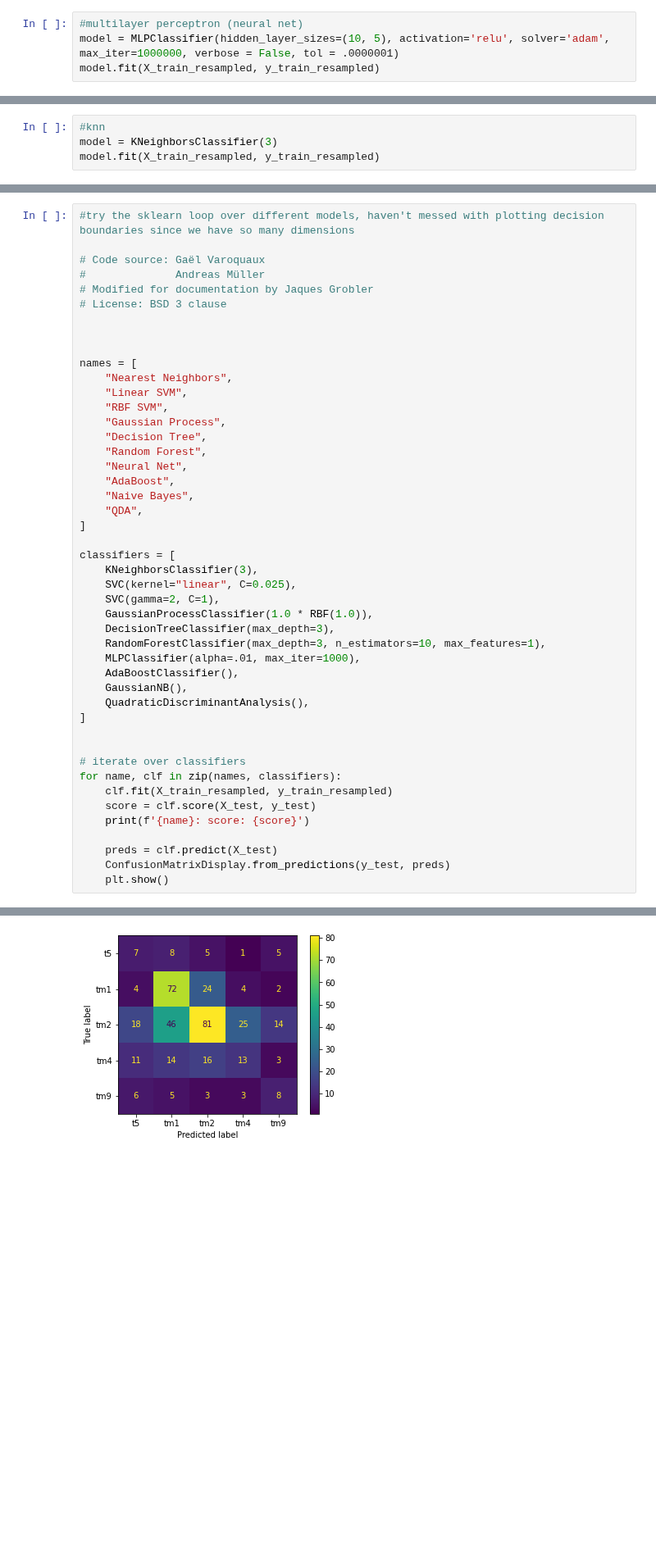
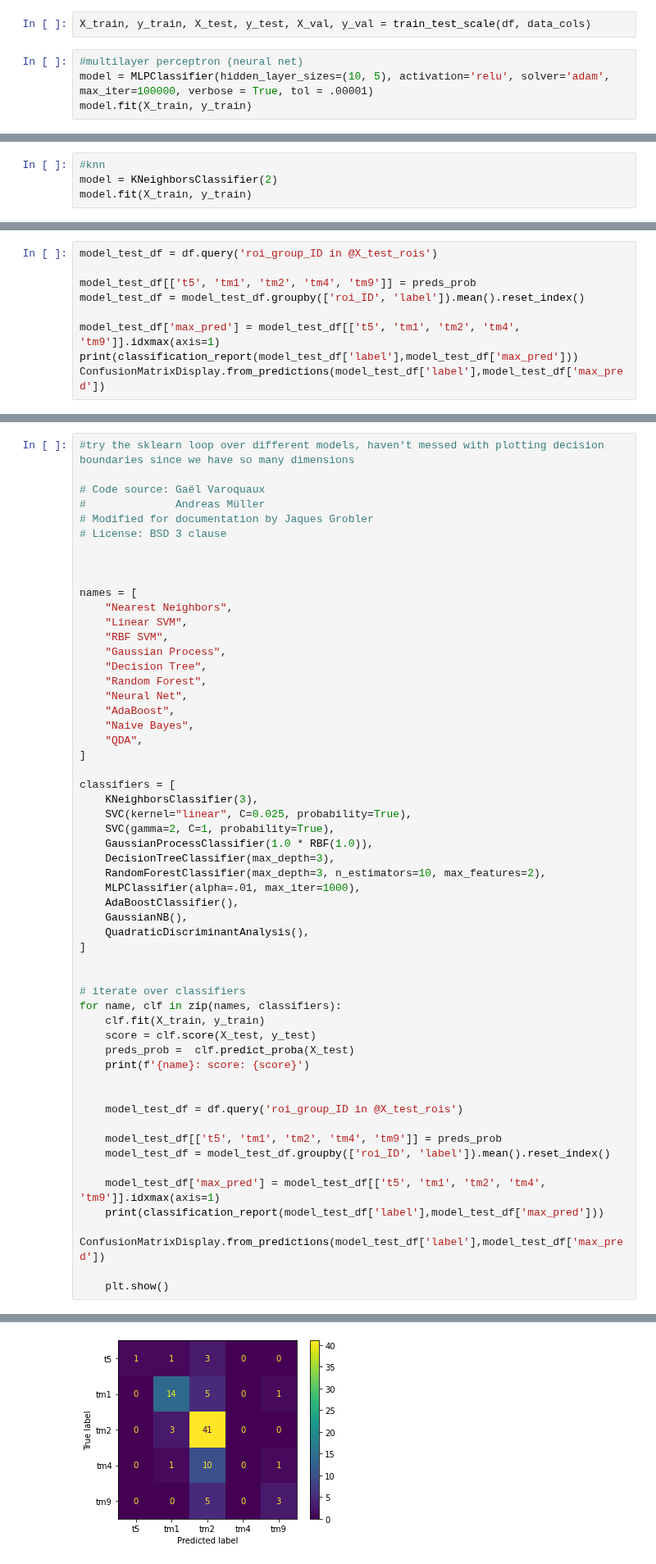
Before and after one commit to laurenneal/capstone-visual-neuroscience, a Jupyter notebook: scikit_test_v2.ipynb, the cells around one changed output, grey strips where cells are left out. Shown at 82% size. Saved outputs shown, nothing was run; the diff lists cells and outputs as text; blank space fills up the shorter version.

```diff
--- a/scikit_test_v2.ipynb
+++ b/scikit_test_v2.ipynb
@@ -247,5 +235,7 @@ X_train_resampled, y_train_resampled, X_test, y_test = train_test_resample_scale
+# %%
+X_train, y_train, X_test, y_test, X_val, y_val = train_test_scale(df, data_cols)
 # %%
 #multilayer perceptron (neural net)
-model = MLPClassifier(hidden_layer_sizes=(10, 5), activation='relu', solver='adam', max_iter=1000000, verbose = False, tol = .0000001)
-model.fit(X_train_resampled, y_train_resampled)
+model = MLPClassifier(hidden_layer_sizes=(10, 5), activation='relu', solver='adam', max_iter=100000, verbose = True, tol = .00001)
+model.fit(X_train, y_train)
 # %% [output]
@@ -284,5 +340,5 @@ weighted avg       0.49      0.45      0.46       398
 # %%
 #knn
-model = KNeighborsClassifier(3)
-model.fit(X_train_resampled, y_train_resampled)
+model = KNeighborsClassifier(2)
+model.fit(X_train, y_train)
 # %% [output]
@@ -310,0 +367,9 @@ weighted avg       0.49      0.42      0.44       398
+# %%
+model_test_df = df.query('roi_group_ID in @X_test_rois')
+
+model_test_df[['t5', 'tm1', 'tm2', 'tm4', 'tm9']] = preds_prob
+model_test_df = model_test_df.groupby(['roi_ID', 'label']).mean().reset_index()
+
+model_test_df['max_pred'] = model_test_df[['t5', 'tm1', 'tm2', 'tm4', 'tm9']].idxmax(axis=1)
+print(classification_report(model_test_df['label'],model_test_df['max_pred']))
+ConfusionMatrixDisplay.from_predictions(model_test_df['label'],model_test_df['max_pred'])
@@ -333,11 +419,11 @@ names = [
 
 classifiers = [
     KNeighborsClassifier(3),
-    SVC(kernel="linear", C=0.025),
-    SVC(gamma=2, C=1),
+    SVC(kernel="linear", C=0.025, probability=True),
+    SVC(gamma=2, C=1, probability=True),
     GaussianProcessClassifier(1.0 * RBF(1.0)),
     DecisionTreeClassifier(max_depth=3),
-    RandomForestClassifier(max_depth=3, n_estimators=10, max_features=1),
+    RandomForestClassifier(max_depth=3, n_estimators=10, max_features=2),
     MLPClassifier(alpha=.01, max_iter=1000),
     AdaBoostClassifier(),
     GaussianNB(),
@@ -347,11 +433,20 @@ classifiers = [
 
 # iterate over classifiers
 for name, clf in zip(names, classifiers):
-    clf.fit(X_train_resampled, y_train_resampled)
+    clf.fit(X_train, y_train)
     score = clf.score(X_test, y_test)
+    preds_prob =  clf.predict_proba(X_test)
     print(f'{name}: score: {score}')
 
-    preds = clf.predict(X_test)
-    ConfusionMatrixDisplay.from_predictions(y_test, preds)
+
+    model_test_df = df.query('roi_group_ID in @X_test_rois')
+
+    model_test_df[['t5', 'tm1', 'tm2', 'tm4', 'tm9']] = preds_prob
+    model_test_df = model_test_df.groupby(['roi_ID', 'label']).mean().reset_index()
+
+    model_test_df['max_pred'] = model_test_df[['t5', 'tm1', 'tm2', 'tm4', 'tm9']].idxmax(axis=1)
+    print(classification_report(model_test_df['label'],model_test_df['max_pred']))
+    ConfusionMatrixDisplay.from_predictions(model_test_df['label'],model_test_df['max_pred'])
+
     plt.show()
 # %% [output]
@@ -363 +506 @@ RBF SVM: score: 0.4547738693467337
-[figure, old version]
+[figure, new version]
```
Also changed, not shown: parts of 27 cells of this notebook.
